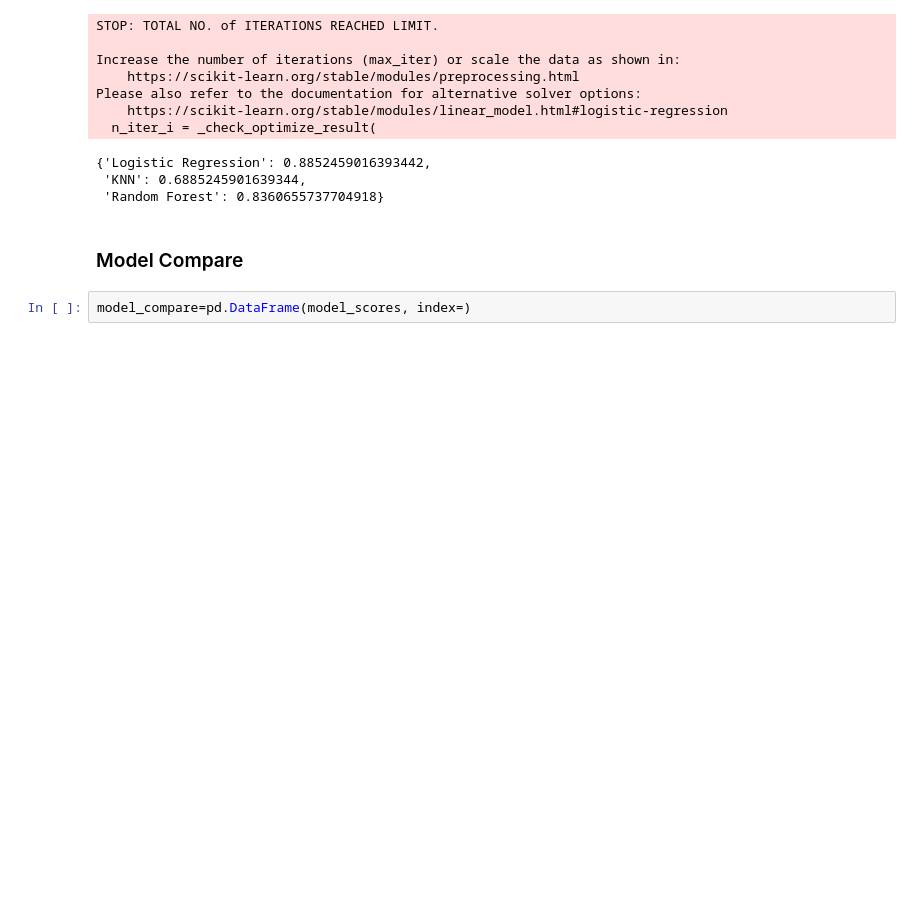
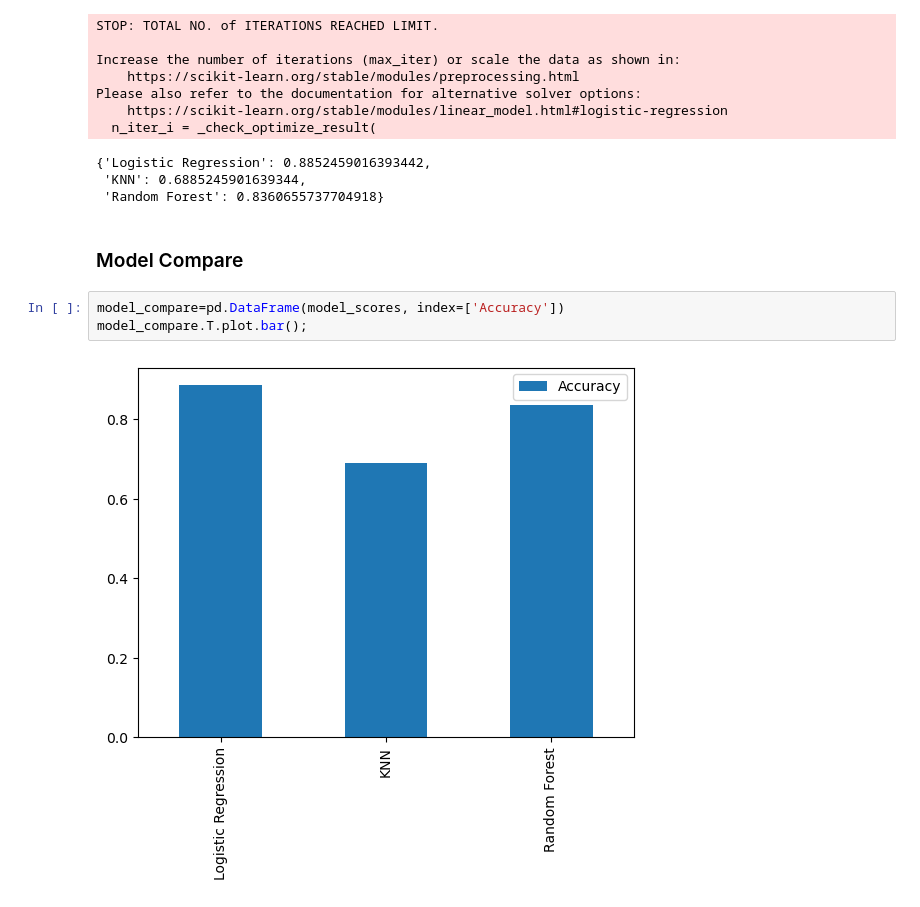
Before and after one commit to shrinidhib/heart-disease-prediction, a Jupyter notebook: heart-disease-classfication.ipynb, the cells around one changed output. Saved outputs shown, nothing was run; the diff lists cells and outputs as text; blank space fills up the shorter version.

```diff
--- a/heart-disease-classfication.ipynb
+++ b/heart-disease-classfication.ipynb
@@ -366,4 +366,7 @@ Please also refer to the documentation for alternative solver options:
 # %% [markdown]
 ### Model Compare
 # %%
-model_compare=pd.DataFrame(model_scores, index=)
+model_compare=pd.DataFrame(model_scores, index=['Accuracy'])
+model_compare.T.plot.bar();
+# %% [output]
+[figure, added]
```
Also changed, not shown: parts of 6 cells of this notebook.
